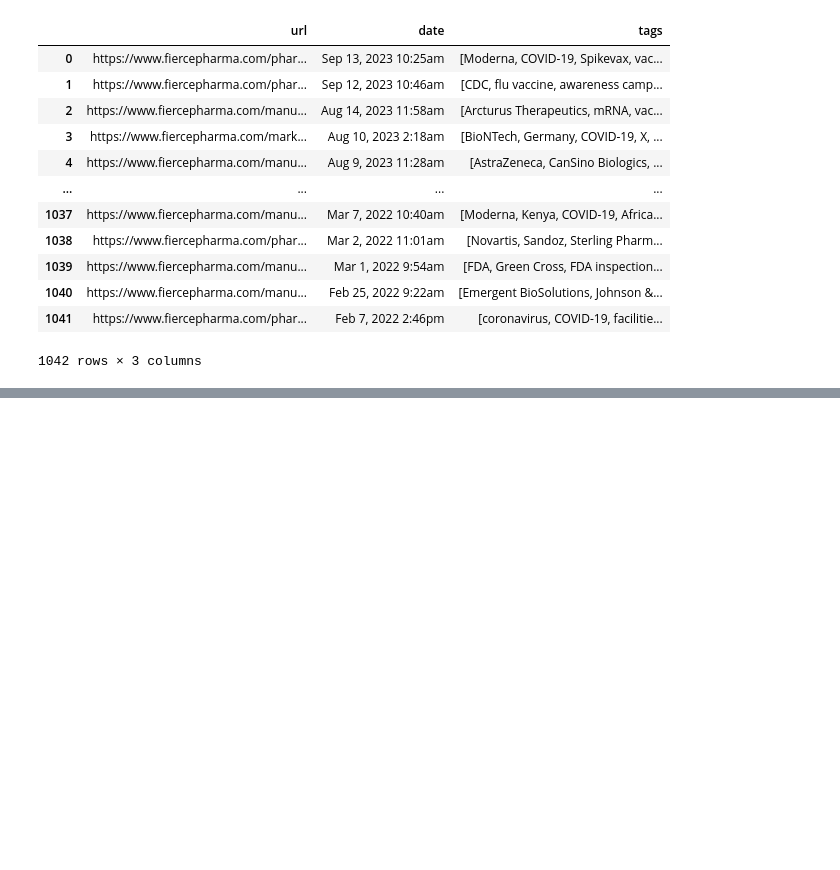
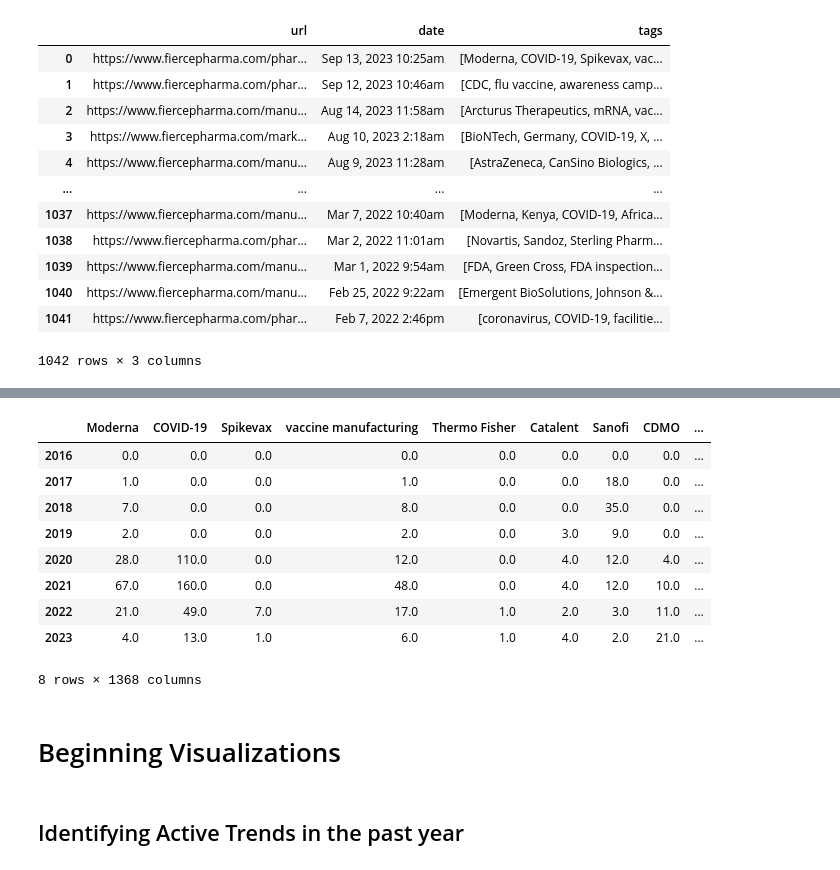
Before and after one commit to kevin-goh/HealthcareAGscraping, a Jupyter notebook: fiercepharma tags.ipynb, the cells around one changed output, grey strips where cells are left out. Drawn from its saved outputs; the diff is of its cells as text; code cells hidden in the pictures; blank space fills up the shorter version.

```diff
--- a/fiercepharma tags.ipynb
+++ b/fiercepharma tags.ipynb
@@ -246,0 +365,18 @@ working_df['tags'][0]
+# %%
+df=results_df.groupby(results_df.index.year).sum()
+df
+# %% [output]
+|  | Moderna | COVID-19 | Spikevax | vaccine manufacturing | Thermo Fisher | Catalent | Sanofi | CDMO | ... |
+| 2016 | 0.0 | 0.0 | 0.0 | 0.0 | 0.0 | 0.0 | 0.0 | 0.0 | ... |
+| 2017 | 1.0 | 0.0 | 0.0 | 1.0 | 0.0 | 0.0 | 18.0 | 0.0 | ... |
+| 2018 | 7.0 | 0.0 | 0.0 | 8.0 | 0.0 | 0.0 | 35.0 | 0.0 | ... |
+| 2019 | 2.0 | 0.0 | 0.0 | 2.0 | 0.0 | 3.0 | 9.0 | 0.0 | ... |
+| 2020 | 28.0 | 110.0 | 0.0 | 12.0 | 0.0 | 4.0 | 12.0 | 4.0 | ... |
+| 2021 | 67.0 | 160.0 | 0.0 | 48.0 | 0.0 | 4.0 | 12.0 | 10.0 | ... |
+| 2022 | 21.0 | 49.0 | 7.0 | 17.0 | 1.0 | 2.0 | 3.0 | 11.0 | ... |
+| 2023 | 4.0 | 13.0 | 1.0 | 6.0 | 1.0 | 4.0 | 2.0 | 21.0 | ... |
+8 rows × 1368 columns
+# %% [markdown]
+# Beginning Visualizations
+# %% [markdown]
+## Identifying Active Trends in the past year
```
Also changed, not shown: parts of 11 cells of this notebook, 1 other file.
